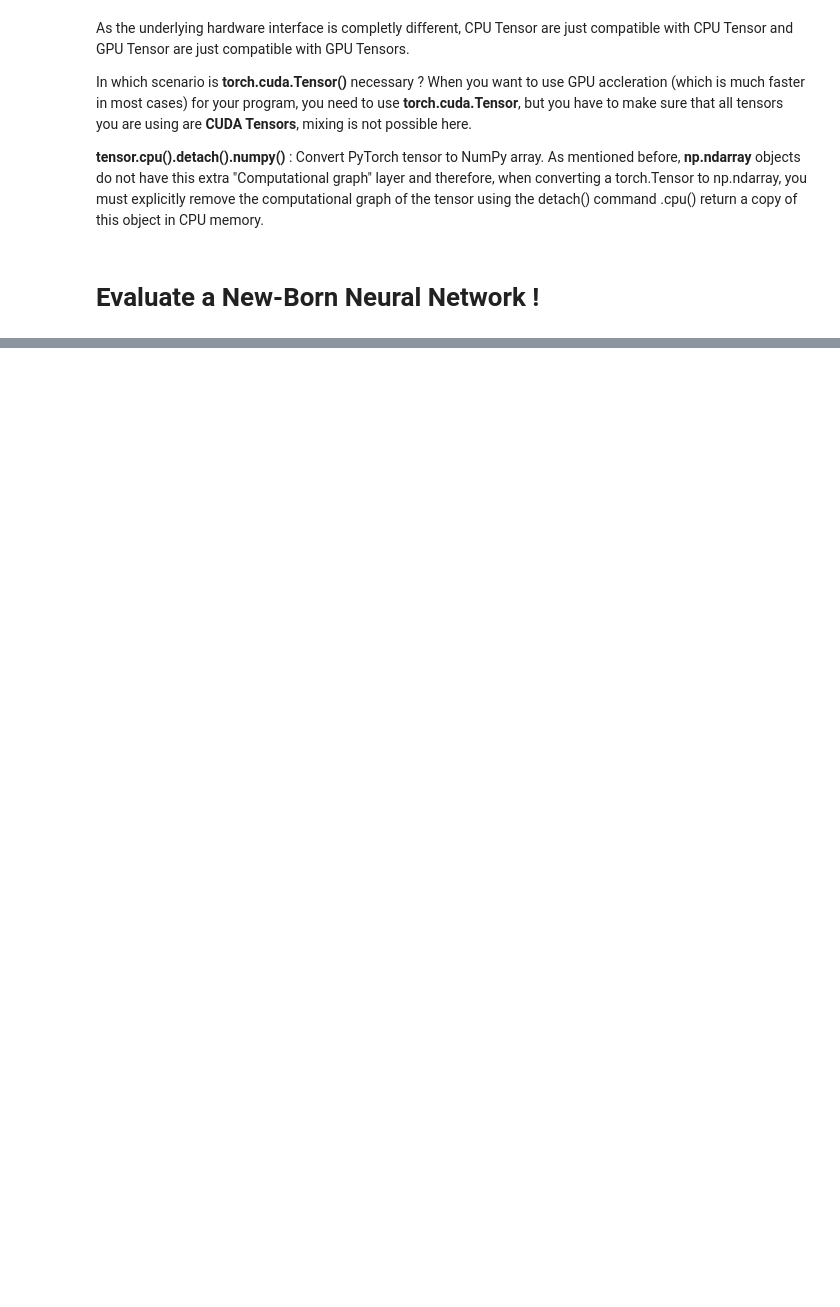
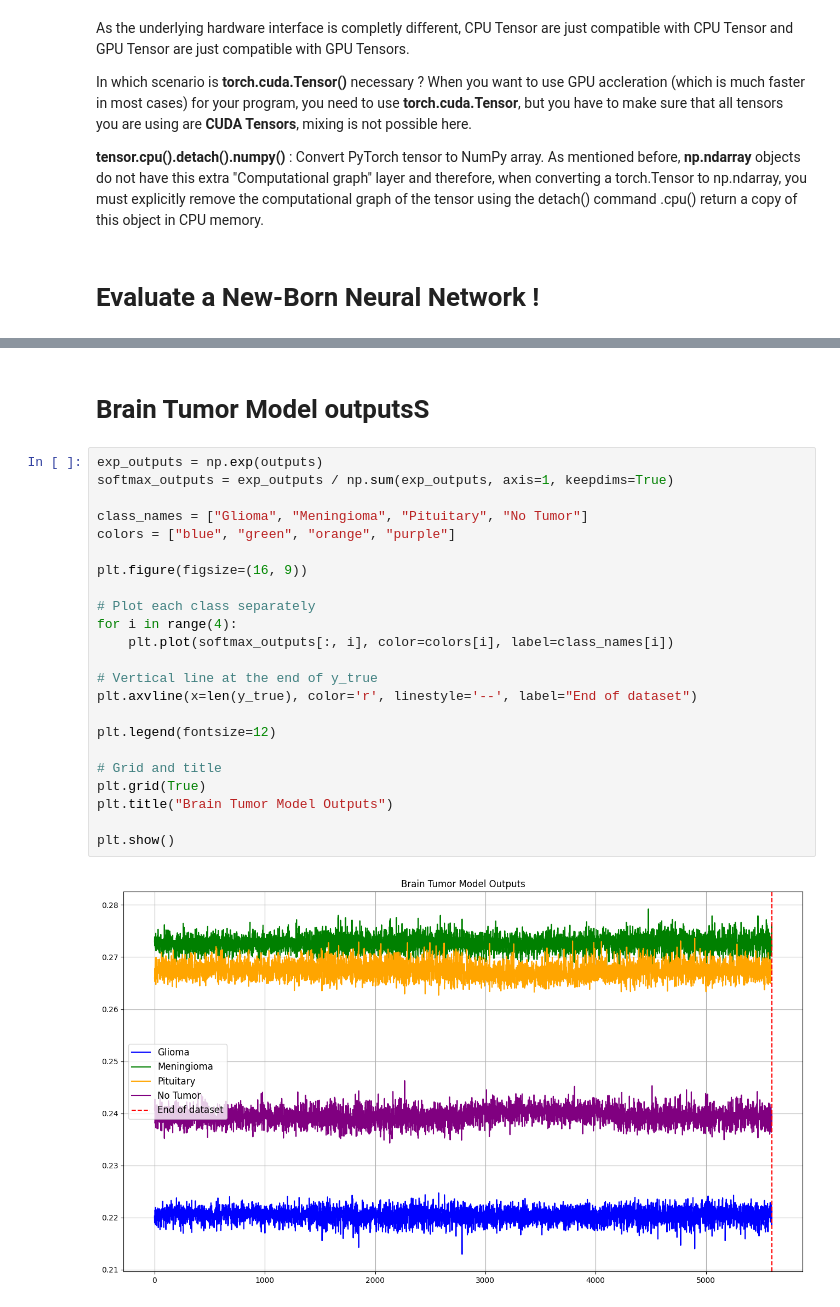
Before and after one commit to ARTiwary/MRI-brain-tumour-detection-with-gesture-control-, a Jupyter notebook: MRI-brain-tumour-detection-with-gesture-control-/MRI/Class-MRI-Brain-Tumor-Detector-checkpoint.ipynb, the cells around one changed output, grey strips where cells are left out. Cells and saved outputs as stored; diff of their text form; blank space fills up the shorter version.

Commit message:
Brain Tumor model output (Untrained)

```diff
--- a/MRI-brain-tumour-detection-with-gesture-control-/MRI/Class-MRI-Brain-Tumor-Detector-checkpoint.ipynb
+++ b/MRI-brain-tumour-detection-with-gesture-control-/MRI/Class-MRI-Brain-Tumor-Detector-checkpoint.ipynb
@@ -388,0 +411,27 @@ plt.show()
+# %% [markdown]
+# Brain Tumor Model outputsS
+# %%
+exp_outputs = np.exp(outputs)
+softmax_outputs = exp_outputs / np.sum(exp_outputs, axis=1, keepdims=True)
+
+class_names = ["Glioma", "Meningioma", "Pituitary", "No Tumor"]
+colors = ["blue", "green", "orange", "purple"]
+
+plt.figure(figsize=(16, 9))
+
+# Plot each class separately
+for i in range(4):
+    plt.plot(softmax_outputs[:, i], color=colors[i], label=class_names[i])
+
+# Vertical line at the end of y_true
+plt.axvline(x=len(y_true), color='r', linestyle='--', label="End of dataset")
+
+plt.legend(fontsize=12)
+
+# Grid and title
+plt.grid(True)
+plt.title("Brain Tumor Model Outputs")
+
+plt.show()
+# %% [output]
+[figure, added]
```
Also changed, not shown: parts of 6 cells of this notebook.
